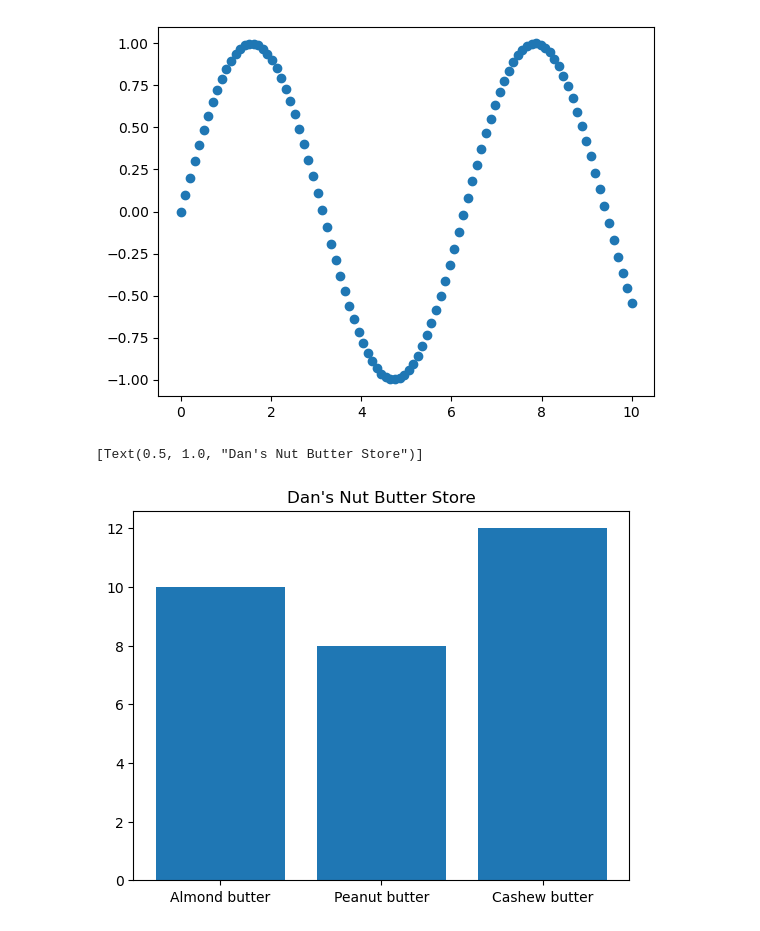
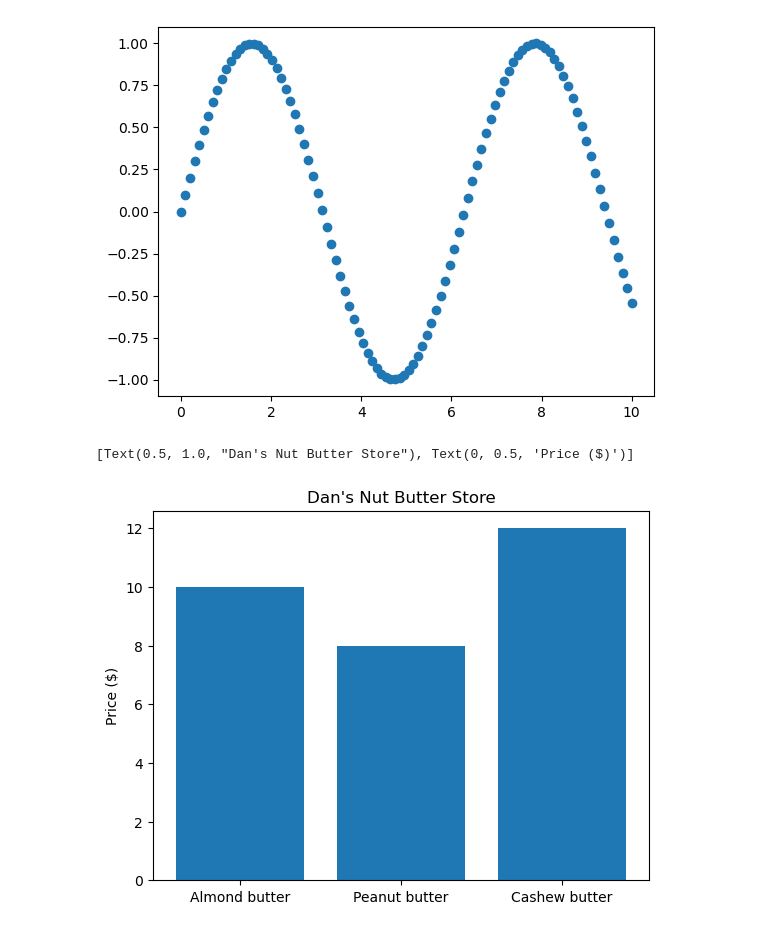
Before and after one commit to kucheriavii/udemu_data_science, a Jupyter notebook: first/introduction_to_matplot.ipynb, the cells around one changed output. Drawn from its saved outputs; the diff is of its cells as text; code cells hidden in the pictures.

Commit message:
006 Histograms And Subplots

```diff
--- a/first/introduction_to_matplot.ipynb
+++ b/first/introduction_to_matplot.ipynb
@@ -106,13 +106,13 @@ ax .scatter(x, np.sin(x))
 # %%
 # Make a plot from dictionary
 nut_butter_prices = {
     "Almond butter" : 10,
     "Peanut butter": 8,
     "Cashew butter": 12
 }
 fig, ax = plt.subplots()
 ax.bar(nut_butter_prices.keys(), nut_butter_prices.values())
-ax.set(title="Dan's Nut Butter Store", y)
+ax.set(title="Dan's Nut Butter Store", ylabel="Price ($)")
 # %% [output]
-[Text(0.5, 1.0, "Dan's Nut Butter Store")]
+[Text(0.5, 1.0, "Dan's Nut Butter Store"), Text(0, 0.5, 'Price ($)')]
-[figure, old version]
+[figure, new version]
```
Also changed, not shown: parts of 4 cells of this notebook.
